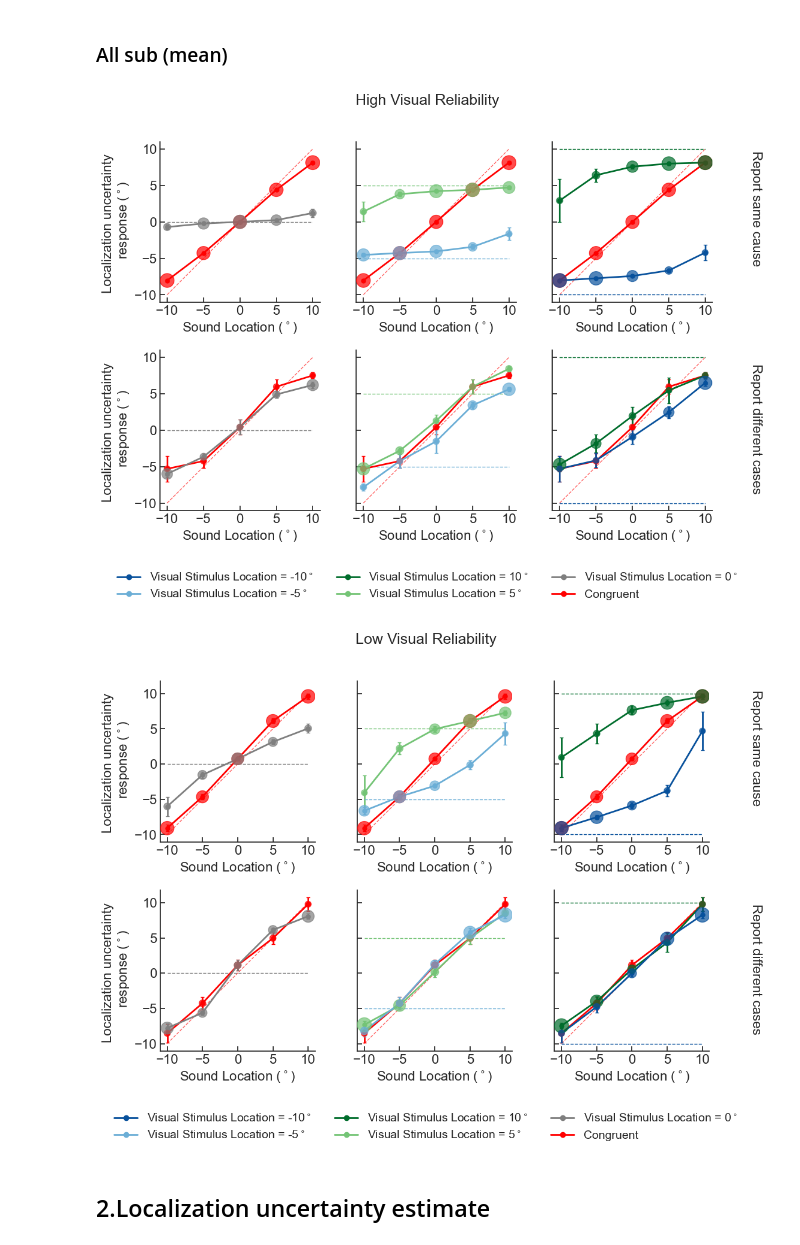
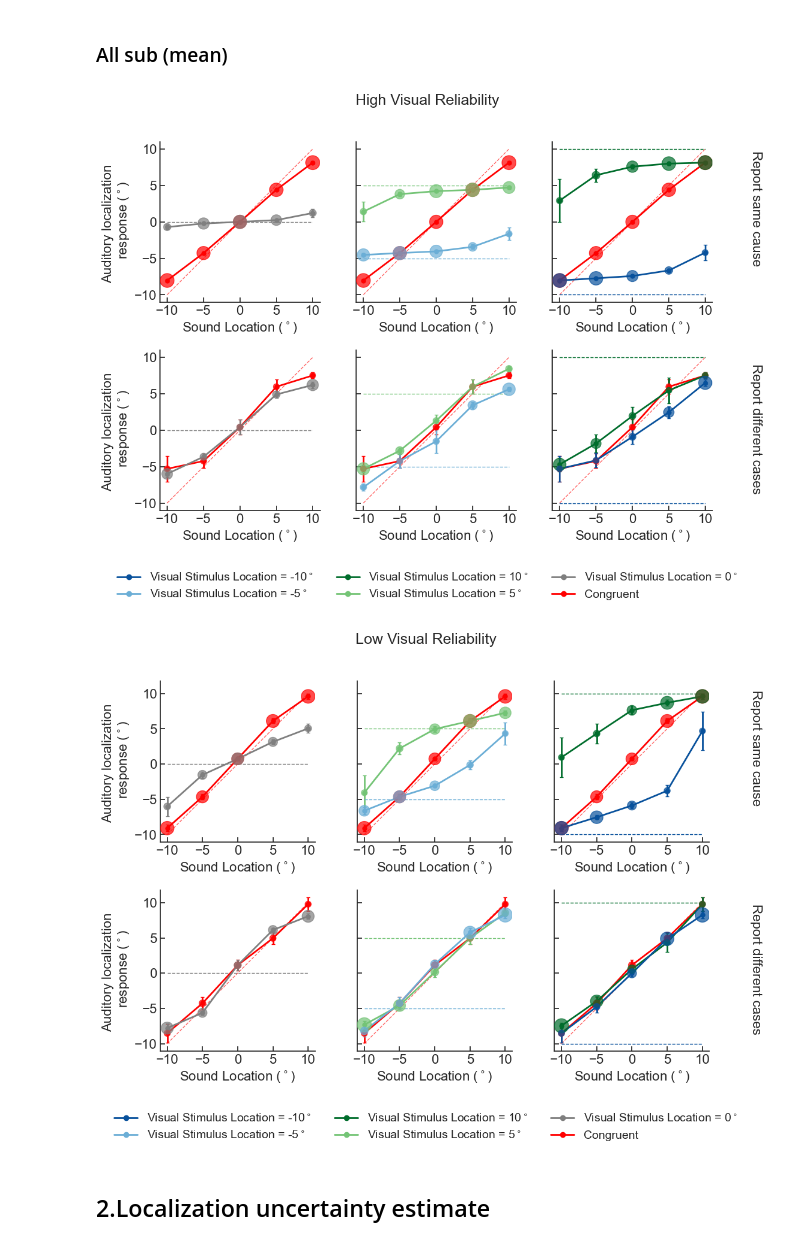
Before and after one commit to wenshu2022/BCI-confidence-VE, a Jupyter notebook: Analysis/Model_evaluation_with_beh_data.ipynb, the cells around one changed output. Drawn from its saved outputs; the diff is of its cells as text; code cells hidden in the pictures.

```diff
--- a/Analysis/Model_evaluation_with_beh_data.ipynb
+++ b/Analysis/Model_evaluation_with_beh_data.ipynb
@@ -23,7 +23,7 @@ plot_path = 'M:\\1confiProj\\Analysis\\output\\'
 device is : cpu
 # %%
 ### prepare model simulation data
-m_label = 'with_dn'
+m_label = 'with_dn_reduced'
 m_lst= [2]
 ev=ModelEvaluator(m_label)
 df_sim_lst = []
@@ -133,8 +133,8 @@ for vrel in ['High', 'Low']:
         )
         for vloc in [-10, -5, 10, 5, 0]
     ]
-    axs[1,0].set_ylabel('Localization uncertainty \n response ($^\\circ$)', fontsize=fontsize)
-    axs[0,0].set_ylabel('Localization uncertainty \n response ($^\\circ$)', fontsize=fontsize)
+    axs[1,0].set_ylabel('Auditory localization \n response ($^\\circ$)', fontsize=fontsize)
+    axs[0,0].set_ylabel('Auditory localization \n response ($^\\circ$)', fontsize=fontsize)
     legend_elements.append(
         Line2D(
             [0], [0],
@@ -228,37 +228,37 @@ for vrel in ['High', 'Low']:
                         markeredgecolor='red',
                         label="Congruent",
                     ))
     fig.legend(
         handles=legend_elements,
         title='',
         frameon=False,
         ncol=3,
         fontsize=fontsize-2,
         loc="lower center",
         bbox_to_anchor=(0.5, -0.1)
     )
 
     fig.suptitle(f'{vrel} Visual Reliability', fontsize=fontsize+2)
 
-    axs[1,0].set_ylabel('Localization uncertainty \n response ($^\\circ$)', fontsize=fontsize)
-    axs[0,0].set_ylabel('Localization uncertainty \n response ($^\\circ$)', fontsize=fontsize)
+    axs[1,0].set_ylabel('Auditory localization \n response ($^\\circ$)', fontsize=fontsize)
+    axs[0,0].set_ylabel('Auditory localization \n response ($^\\circ$)', fontsize=fontsize)
 
     fig.text(
         0.95, 0.74, 'Report same cause',
         va='center', ha='left',
         fontsize=fontsize, rotation=270
     )
 
     fig.text(
         0.95, 0.28, 'Report different cases',
         va='center', ha='left',
         fontsize=fontsize, rotation=270
     )
     #fig.supylabel('Auditory Response Location', fontsize=fontsize)
     plt.savefig(os.path.join(plot_path,'Raw_loc', f'Allsub_raw_re_plot_vis_{vrel}.png'), bbox_inches='tight', dpi=300)
 # %% [output]
-[figure, old version]
+[figure, new version]
-[figure, old version]
+[figure, new version]
 # %% [markdown]
 ## 2.Localization uncertainty estimate
 # %% [markdown]
```
Also changed, not shown: parts of 12 cells of this notebook, 35 other files.
